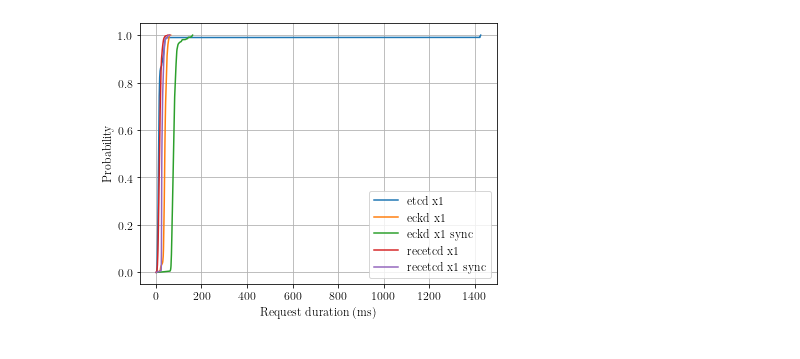
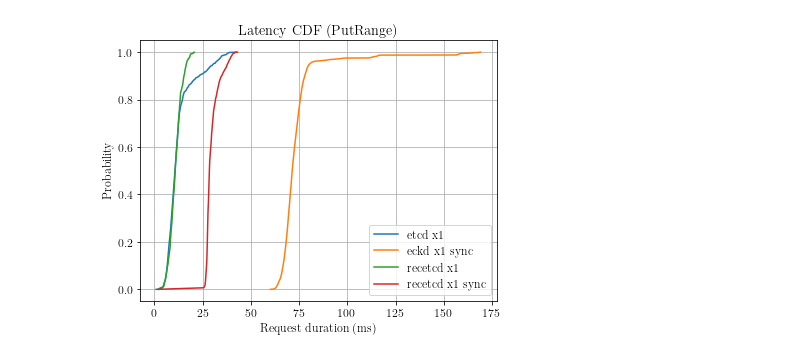
Before and after one commit to jeffa5/mergeable-etcd, a Jupyter notebook: experiments/bencher/analysis.ipynb, the cells around one changed output. Saved outputs shown, nothing was run; the diff lists cells and outputs as text; code cells hidden in the pictures.

Commit message:
bencher analysis: Add scatter plots and PutSingle plots

```diff
--- a/experiments/bencher/analysis.ipynb
+++ b/experiments/bencher/analysis.ipynb
@@ -21,7 +21,7 @@ import json
 from collections import defaultdict
 from datetime import datetime, timezone, timedelta
 
-latencies = defaultdict(list) # mapping from config json to latency list
+timings = defaultdict(lambda: defaultdict(list)) # mapping from config json to latency list
 
 for config in config_dirs:
     print("processing", config)
@@ -34,7 +34,10 @@ for config in config_dirs:
                 for line in log.readlines():
                     j = line.split()[1]
 
-                    output = json.loads(j)
+                    try:
+                        output = json.loads(j)
+                    except ValueError:
+                        continue
 
                     start_secs = output["start"]["secs_since_epoch"]
                     start_nanos = output["start"]["nanos_since_epoch"]
@@ -45,5 +48,7 @@ for config in config_dirs:
                     end = datetime(1970, 1, 1, tzinfo=timezone.utc) + timedelta(seconds=end_secs,microseconds=end_nanos/1000)
 
                     latency = end - start
-                    latencies[c].append((latency / timedelta(microseconds=1))/1000.)
+                    timings[c]["starts"].append(start)
+                    timings[c]["ends"].append(end)
+                    timings[c]["latencies"].append((latency / timedelta(microseconds=1))/1000.)
 # %% [output]
@@ -64,36 +176,42 @@ plt.rcParams.update({
     "font.size": 12,
 })
 
 f = plt.figure()
 f.set_figwidth(6.4 * 1)
 f.set_figheight(4.8 * 1)
 
-for (k, v) in latencies.items():
+for (k, v) in timings.items():
     config = json.loads(k)
+    bench_type = config["bench_type"]
+    if bench_type != "PutRange":
+        continue
+
     cluster_size = config["cluster_size"]
     if cluster_size == 1:
         if config["image_name"] == "quay.io/coreos/etcd":
             image = "etcd"
         elif config["image_name"] == "jeffas/eckd":
             image = "eckd"
         elif config["image_name"] == "jeffas/recetcd":
             image = "recetcd"
         else:
             print("unmatched image name:", config["image_name"])
 
         sync = " sync" if "--sync" in config["extra_args"] else ""
 
-        v.sort()
-        size = len(v)
+        latencies = v["latencies"]
+        latencies.sort()
+        size = len(latencies)
         ys = np.array(range(size))/ float(size)
 
-        plt.plot(v, ys, label=f"{image} x{cluster_size}{sync}")
+        plt.plot(latencies, ys, label=f"{image} x{cluster_size}{sync}")
 
 plt.grid()
+plt.title("Latency CDF (PutRange)")
 plt.xlabel("Request duration (ms)")
 plt.ylabel("Probability")
 plt.legend()
 
-plt.savefig(f"{exp_dir}/plots/latency-cdf.pdf")
+plt.savefig(f"{exp_dir}/plots/latency-cdf-putrange.pdf")
 # %% [output]
-[figure, old version]
+[figure, new version]
```
Also changed, not shown: parts of 10 cells of this notebook.
